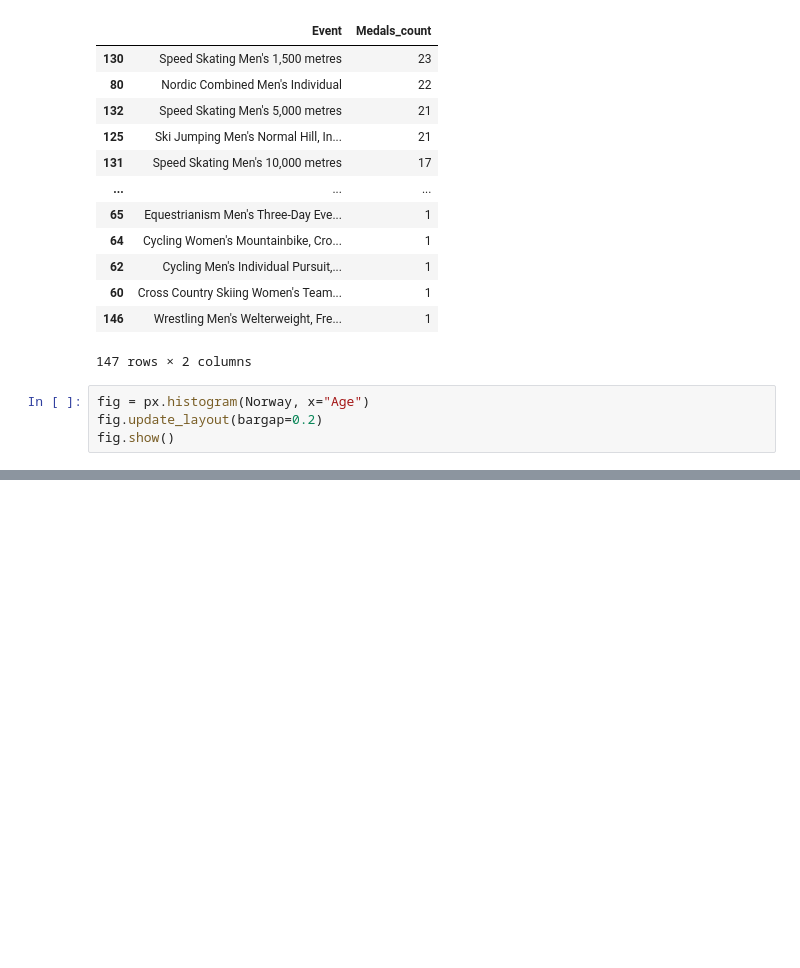
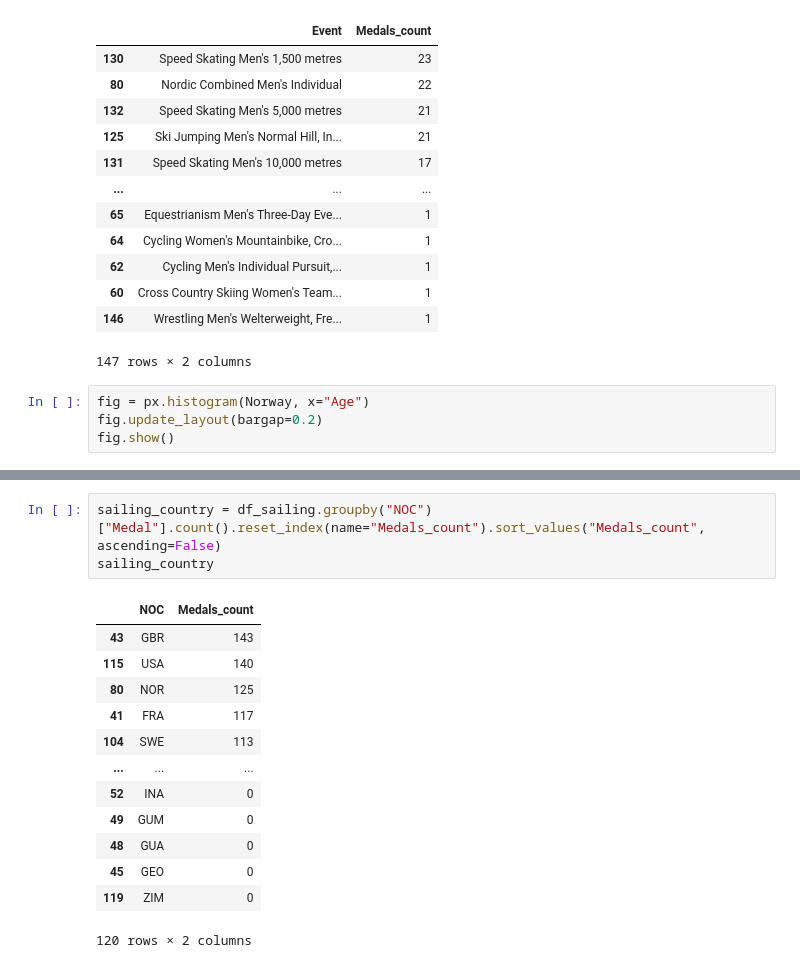
Before and after one commit to Razjoh/Projekt-os-norge, a Jupyter notebook: Rasmus_analys.ipynb, the cells around one changed output, grey strips where cells are left out. Drawn from its saved outputs; the diff is of its cells as text; blank space fills up the shorter version.

```diff
--- a/Rasmus_analys.ipynb
+++ b/Rasmus_analys.ipynb
@@ -459,0 +477,17 @@ fig.show()
+# %%
+sailing_country = df_sailing.groupby("NOC")["Medal"].count().reset_index(name="Medals_count").sort_values("Medals_count", ascending=False)
+sailing_country
+# %% [output]
+|  | NOC | Medals_count |
+| 43 | GBR | 143 |
+| 115 | USA | 140 |
+| 80 | NOR | 125 |
+| 41 | FRA | 117 |
+| 104 | SWE | 113 |
+| ... | ... | ... |
+| 52 | INA | 0 |
+| 49 | GUM | 0 |
+| 48 | GUA | 0 |
+| 45 | GEO | 0 |
+| 119 | ZIM | 0 |
+120 rows × 2 columns
```
Also changed, not shown: parts of 8 cells of this notebook, 2 other files.
